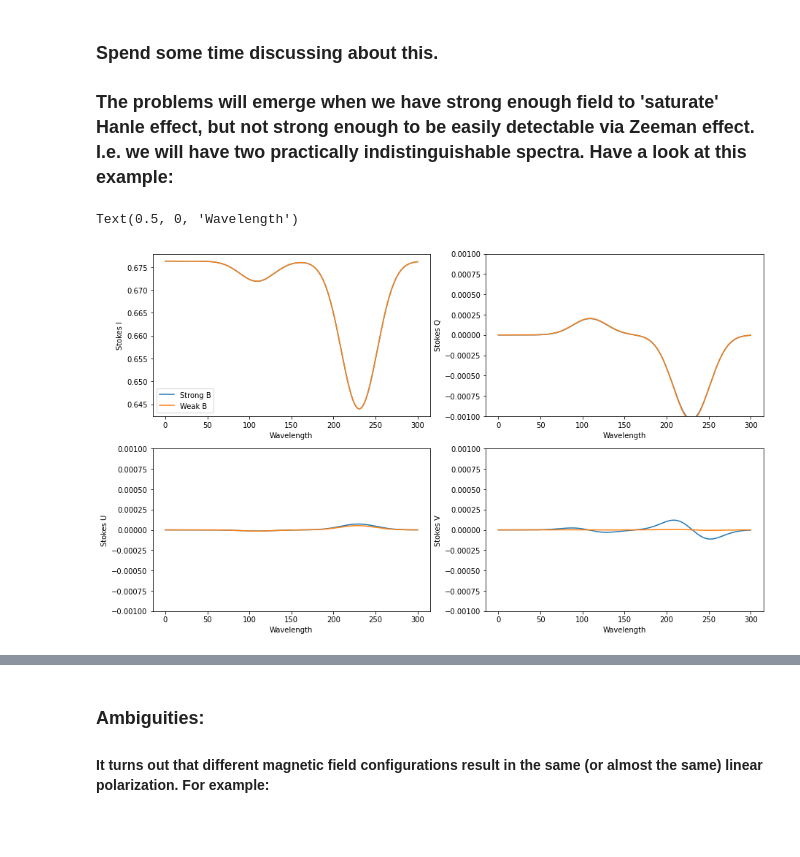
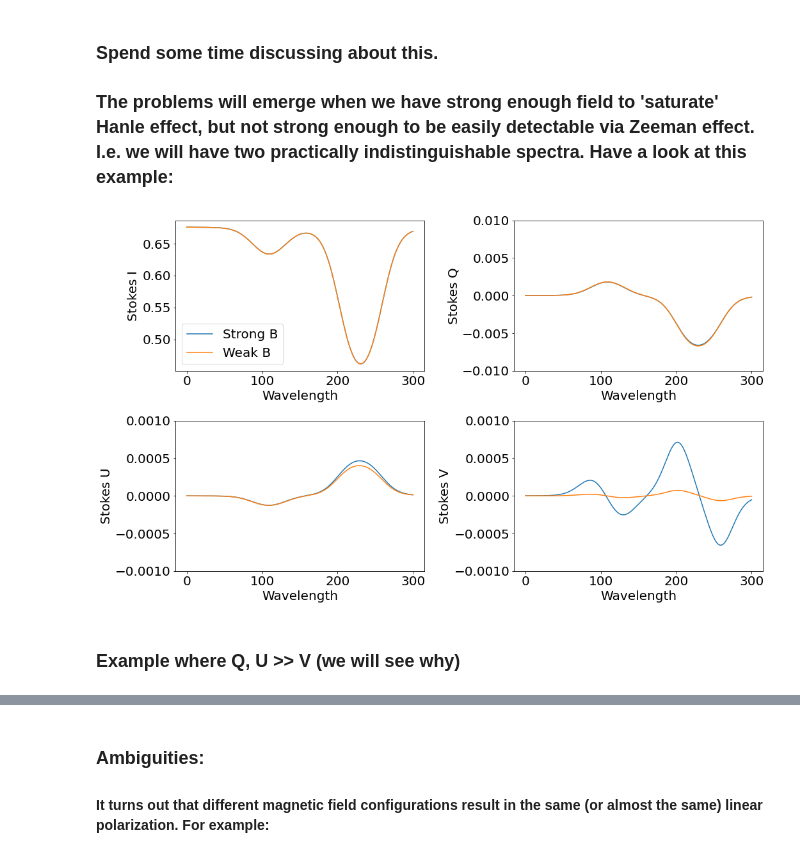
Before and after one commit to ivanzmilic/SP2022, a Jupyter notebook: Hazel2_forward.ipynb, the cells around one changed output, grey strips where cells are left out. Cells and saved outputs as stored; diff of their text form; code cells hidden in the pictures; blank space fills up the shorter version.

```diff
--- a/Hazel2_forward.ipynb
+++ b/Hazel2_forward.ipynb
@@ -681,7 +724,7 @@ for i in range(0,6):
     spec = np.copy(mod.spectrum['spec1'].stokes)
     plt.plot(spec[1],label='B_x='+str(Bx))
     plt.ylim([-0.05,0.05])
-    plt.legend()
+    plt.legend(fontsize=12)
 plt.ylabel("Stokes Q")
 plt.xlabel("Wavelength")
 # %% [output]
@@ -807,13 +850,13 @@ for i in range(0,6):
     plt.subplot(121)
     plt.plot(spec[1],label='B_y='+str(By))
     plt.ylim([-0.05,0.05])
-    plt.legend()
+    plt.legend(fontsize=12)
     plt.ylabel("Stokes Q")
     plt.xlabel("Wavelength")
     plt.subplot(122)
     plt.plot(spec[2],label='B_y='+str(By))
     plt.ylim([-0.05,0.05])
-    plt.legend()
+    plt.legend(fontsize=12)
     plt.ylabel("Stokes U")
     plt.xlabel("Wavelength")
 # %% [output]
@@ -850,13 +893,13 @@ for i in range(0,6):
     plt.subplot(121)
     plt.plot(spec[1],label='$B_z$='+str(Bz))
     plt.ylim([-0.05,0.05])
-    plt.legend()
+    plt.legend(fontsize=12)
     plt.ylabel("Stokes Q")
     plt.xlabel("Wavelength")
     plt.subplot(122)
     plt.plot(spec[2],label='$B_z$='+str(Bz))
     plt.ylim([-0.05,0.05])
-    plt.legend()
+    plt.legend(fontsize=12)
     plt.ylabel("Stokes U")
     plt.xlabel("Wavelength")
 # %% [output]
@@ -884,13 +927,13 @@ for i in range(0,6):
     plt.subplot(121)
     plt.plot(spec[1],label='$B_z$='+str(Bz))
     plt.ylim([-0.05,0.05])
-    plt.legend()
+    plt.legend(fontsize=12)
     plt.ylabel("Stokes Q")
     plt.xlabel("Wavelength")
     plt.subplot(122)
     plt.plot(spec[2],label='$B_z$='+str(Bz))
     plt.ylim([-0.05,0.05])
-    plt.legend()
+    plt.legend(fontsize=12)
     plt.ylabel("Stokes U")
     plt.xlabel("Wavelength")
 # %% [output]
@@ -962,39 +1005,41 @@ mod.synthesize()
 spec1 = np.copy(mod.spectrum['spec1'].stokes)
 
 
-Bx = 1
-By = 5
+Bx = 2
+By = 10
 Bz =0.0
 mod.atmospheres['ch1'].set_parameters([Bx,By,Bz,tau,vlos,vth,1.0,a],1.0)
 mod.synthesize()
 spec2 = np.copy(mod.spectrum['spec1'].stokes)
 
 plt.figure(figsize=[15,9])
 
 plt.subplot(221)
 plt.plot(spec1[0],label='Strong B')
 plt.plot(spec2[0],label='Weak B')
 plt.legend()
 plt.ylabel("Stokes I")
 plt.xlabel("Wavelength")
 plt.subplot(222)
 plt.plot(spec1[1])
 plt.plot(spec2[1])
-plt.ylim([-0.001,0.001])
+plt.ylim([-0.01,0.01])
 plt.ylabel("Stokes Q")
 plt.xlabel("Wavelength")
 plt.subplot(223)
 plt.plot(spec1[2])
 plt.plot(spec2[2])
 plt.ylim([-0.001,0.001])
 plt.ylabel("Stokes U")
 plt.xlabel("Wavelength")
 plt.subplot(224)
 plt.plot(spec1[3])
 plt.plot(spec2[3])
 plt.ylim([-0.001,0.001])
 plt.ylabel("Stokes V")
 plt.xlabel("Wavelength")
+plt.tight_layout()
 # %% [output]
-Text(0.5, 0, 'Wavelength')
-[figure, old version]
+[figure, new version]
+# %% [markdown]
+### Example where Q, U >> V (we will see why)
```
Also changed, not shown: parts of 41 cells of this notebook, 2 other files.
